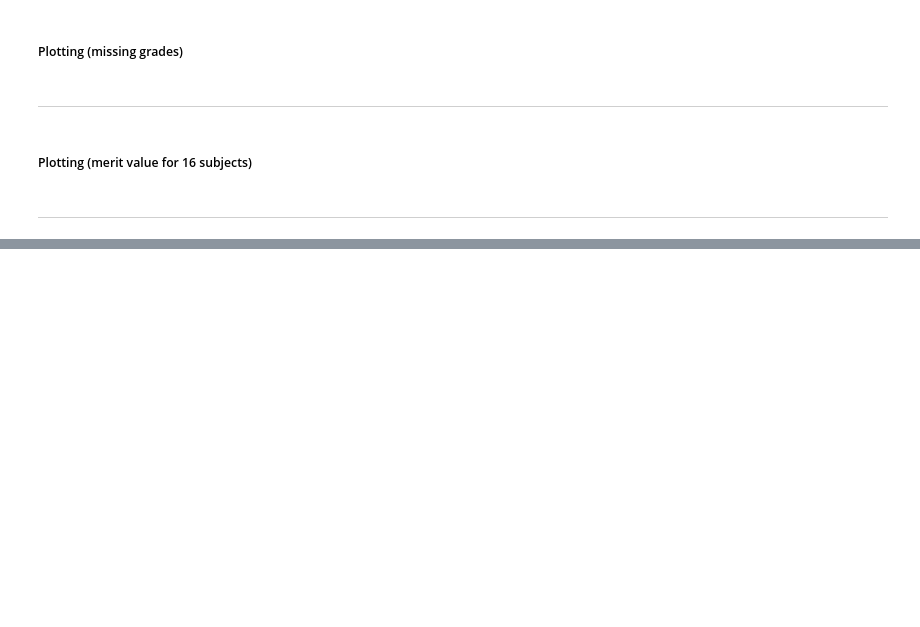
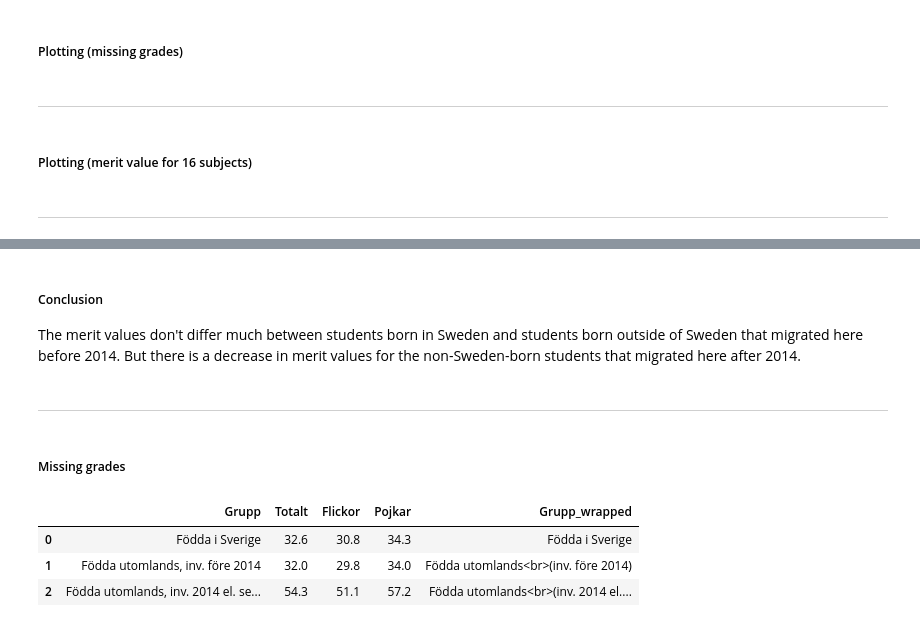
Before and after one commit to wahdanz1/OPA24_AI_Lab-2_-_Pandas_and_data_processing, a Jupyter notebook: main.ipynb, the cells around one changed output, grey strips where cells are left out. Saved outputs shown, nothing was run; the diff lists cells and outputs as text; code cells hidden in the pictures; blank space fills up the shorter version.

```diff
--- a/main.ipynb
+++ b/main.ipynb
@@ -194,0 +351,30 @@ ___
+# %% [markdown]
+##### Conclusion
+The merit values don't differ much between students born in Sweden and students born outside of Sweden that migrated here before 2014. But there is a decrease in merit values for the non-Sweden-born students that migrated here after 2014.
+# %% [markdown]
+___
+# %% [markdown]
+##### Missing grades
+# %%
+# Missing grades
+df_student_background_missing_grade = df_student_background.iloc[:, [0, 7, 8, 9]]
+df_student_background_missing_grade = df_student_background_missing_grade.reset_index(drop=True)
+df_student_background_missing_grade = df_student_background_missing_grade.rename(columns={"Totalt.2": "Totalt", "Flickor.2": "Flickor", "Pojkar.2": "Pojkar"})
+
+# I got the below idea from Chat GPT, based on my problem formulation
+# and initial idea of adding a row break to the value.
+# I create a new column named 'Grupp_wrapped', where I add the necessary
+# line breaks to prevent x-label overlapping in the plotly express-graphs.
+df_student_background_missing_grade['Grupp_wrapped'] = df_student_background_missing_grade['Grupp'].replace(
+    {
+        'Födda utomlands, inv. före 2014': 'Födda utomlands<br>(inv. före 2014)',
+        'Födda utomlands, inv. 2014 el. senare': 'Födda utomlands<br>(inv. 2014 el. senare)'
+    }
+)
+
+df_student_background_missing_grade
+# %% [output]
+|  | Grupp | Totalt | Flickor | Pojkar | Grupp_wrapped |
+| 0 | Födda i Sverige | 32.6 | 30.8 | 34.3 | Födda i Sverige |
+| 1 | Födda utomlands, inv. före 2014 | 32.0 | 29.8 | 34.0 | Födda utomlands<br>(inv. före 2014) |
+| 2 | Födda utomlands, inv. 2014 el. se... | 54.3 | 51.1 | 57.2 | Födda utomlands<br>(inv. 2014 el.... |
```
Also changed, not shown: parts of 32 cells of this notebook, 10 other files.
